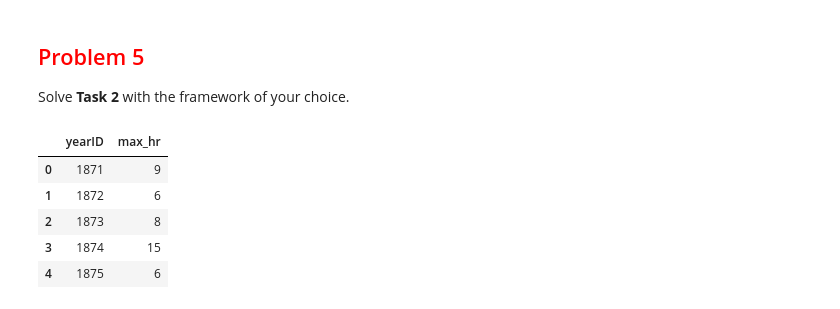
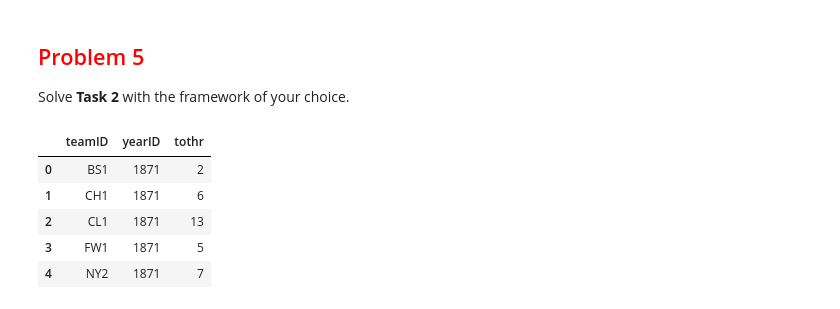
Before and after one commit to reaganbuske/DSCI430, a Jupyter notebook: lab_4_pitching_aggregation_RB.ipynb, the cells around one changed output. Cells and saved outputs as stored; diff of their text form; code cells hidden in the pictures.

```diff
--- a/lab_4_pitching_aggregation_RB.ipynb
+++ b/lab_4_pitching_aggregation_RB.ipynb
@@ -255,14 +254,16 @@ For each year, determine the team that had the most home runs (using the `Pitchi
 Solve **Task 2** with the framework of your choice.
 # %%
 most_hr = (pitching
-          >> select(X.yearID, X.HR, X.teamID)
-          >> group_by(X.yearID)
-          >> summarize(max_hr = X.HR.max()))
+          >> select(X.yearID, X.teamID,  X.HR)
+          >> group_by(X.yearID, X.teamID)
+          >> summarize(tothr = X.HR.sum())
+          )
+
 most_hr.head()
 # %% [output]
-|  | yearID | max_hr |
-| 0 | 1871 | 9 |
-| 1 | 1872 | 6 |
-| 2 | 1873 | 8 |
-| 3 | 1874 | 15 |
-| 4 | 1875 | 6 |
+|  | teamID | yearID | tothr |
+| 0 | BS1 | 1871 | 2 |
+| 1 | CH1 | 1871 | 6 |
+| 2 | CL1 | 1871 | 13 |
+| 3 | FW1 | 1871 | 5 |
+| 4 | NY2 | 1871 | 7 |
```
Also changed, not shown: parts of 7 cells of this notebook.
